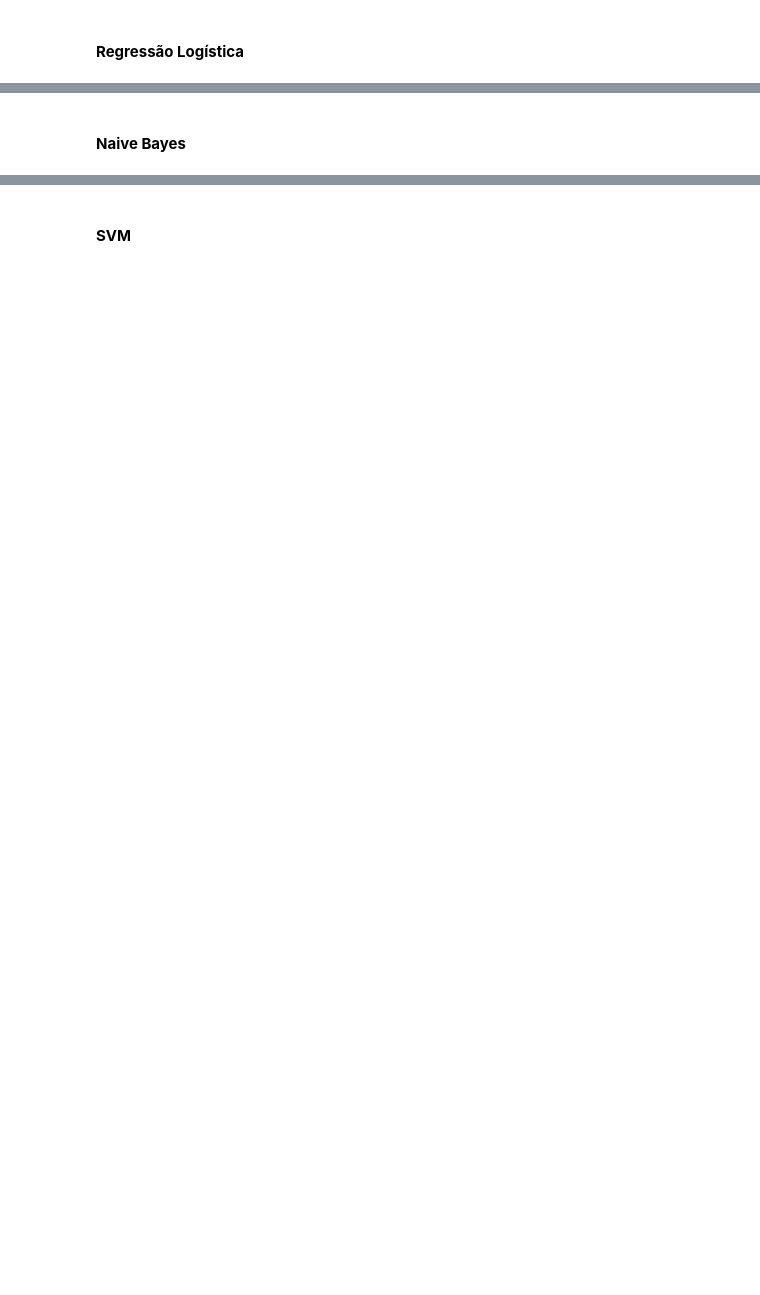
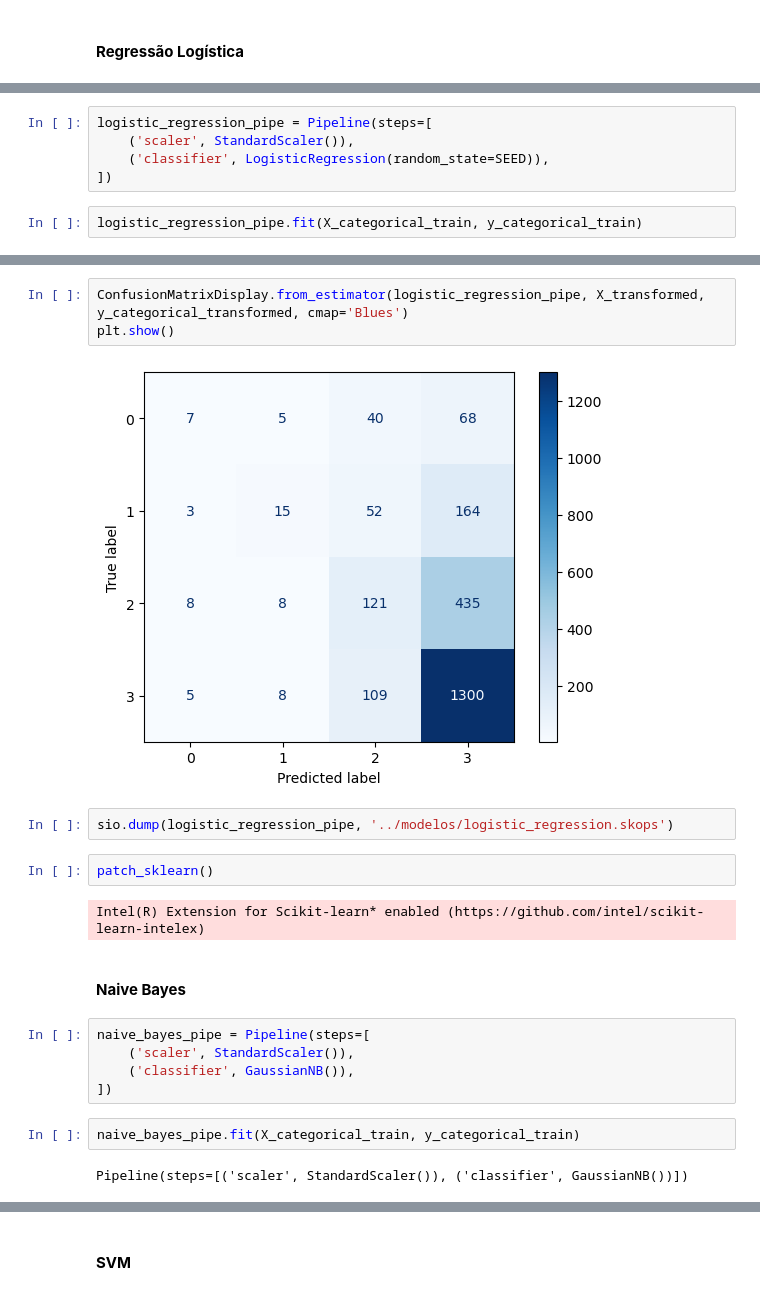
Before and after one commit to jv-porto/projeto-analise-habitos-estudo-enem, a Jupyter notebook: notebooks/projeto_ml_modelos.ipynb, the cells around one changed output, grey strips where cells are left out. Drawn from its saved outputs; the diff is of its cells as text; blank space fills up the shorter version.

```diff
--- a/notebooks/projeto_ml_modelos.ipynb
+++ b/notebooks/projeto_ml_modelos.ipynb
@@ -268,0 +340,7 @@ knn_regressor_mape_scores.mean()
+# %%
+logistic_regression_pipe = Pipeline(steps=[
+    ('scaler', StandardScaler()),
+    ('classifier', LogisticRegression(random_state=SEED)),
+])
+# %%
+logistic_regression_pipe.fit(X_categorical_train, y_categorical_train)
@@ -269,2 +388,22 @@ knn_regressor_mape_scores.mean()
+# %%
+ConfusionMatrixDisplay.from_estimator(logistic_regression_pipe, X_transformed, y_categorical_transformed, cmap='Blues')
+plt.show()
+# %% [output]
+[figure, added]
+# %%
+sio.dump(logistic_regression_pipe, '../modelos/logistic_regression.skops')
+# %%
+patch_sklearn()
+# %% [output]
+Intel(R) Extension for Scikit-learn* enabled (https://github.com/intel/scikit-learn-intelex)
 # %% [markdown]
 #### **Naive Bayes**
+# %%
+naive_bayes_pipe = Pipeline(steps=[
+    ('scaler', StandardScaler()),
+    ('classifier', GaussianNB()),
+])
+# %%
+naive_bayes_pipe.fit(X_categorical_train, y_categorical_train)
+# %% [output]
+Pipeline(steps=[('scaler', StandardScaler()), ('classifier', GaussianNB())])
```
Also changed, not shown: parts of 83 cells of this notebook, 16 other files.
